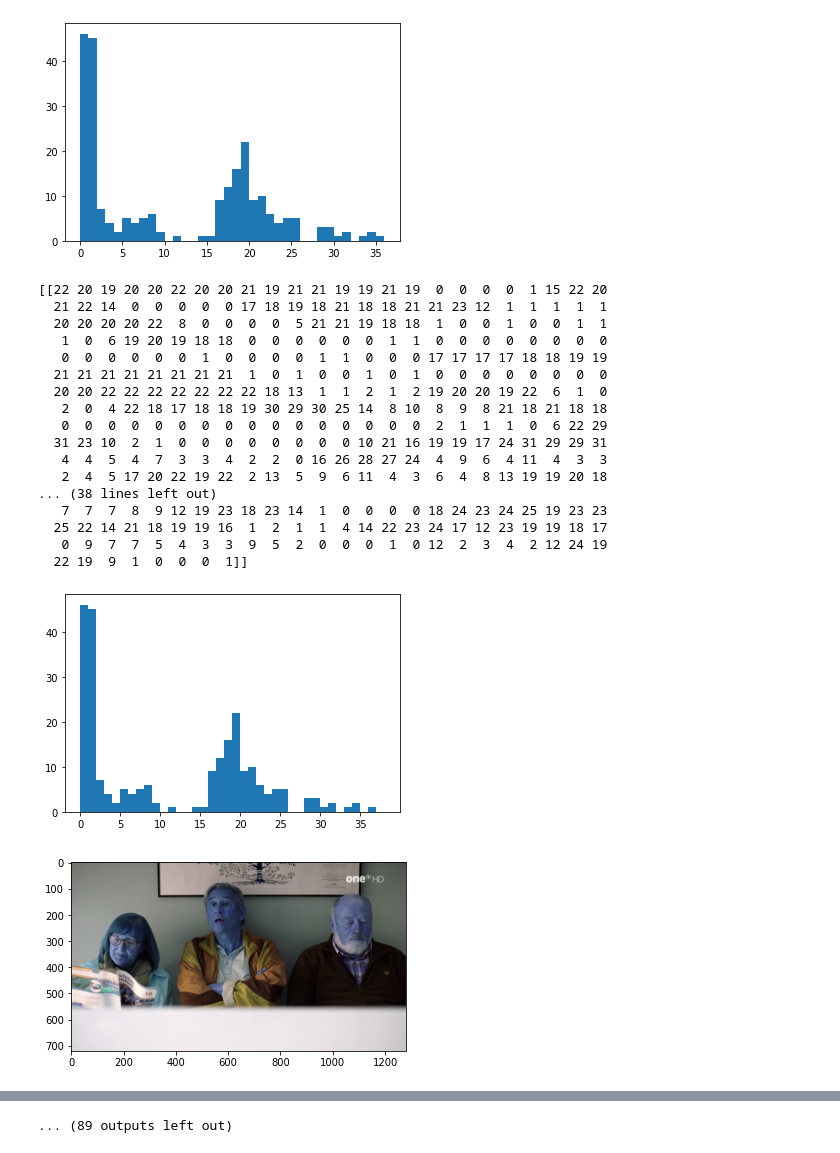
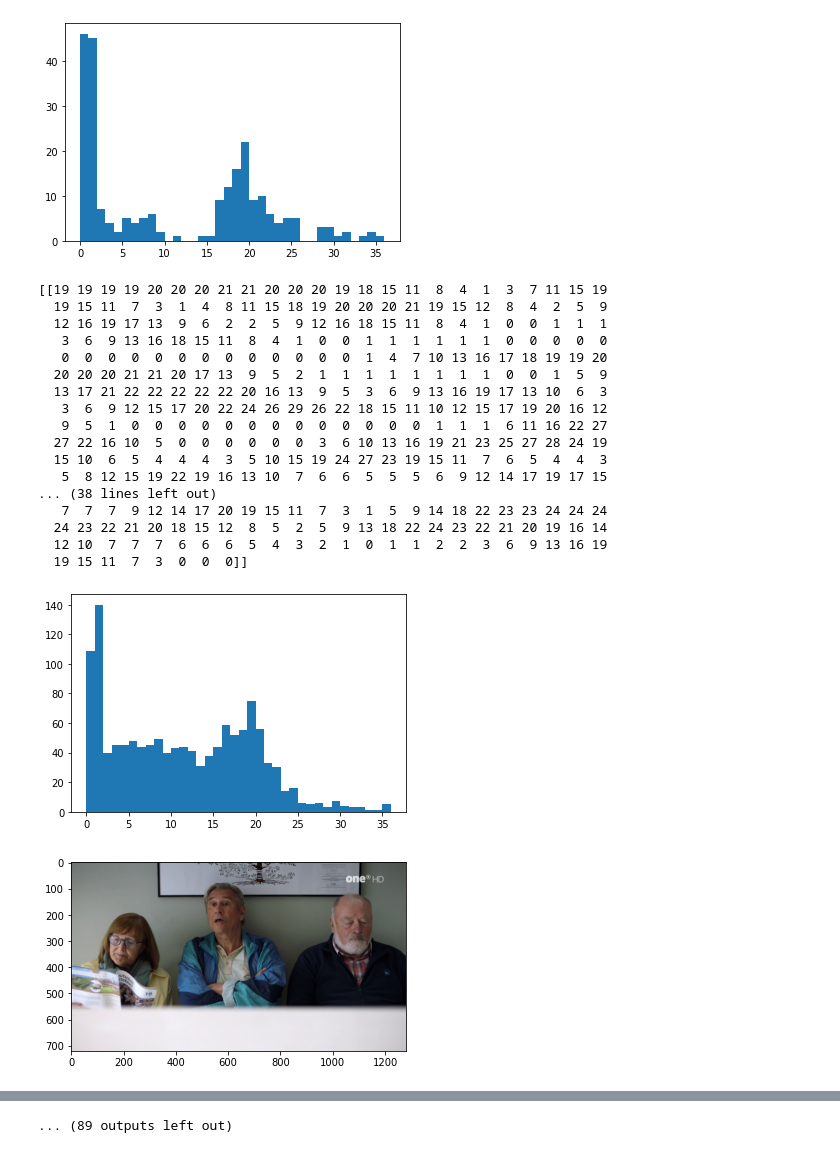
Before and after one commit to adb2-watermark-reader/adb2-watermark-reader, a Jupyter notebook: watermark-decoder-first-try.ipynb, the cells around one changed output, grey strips where cells are left out. Saved outputs shown, nothing was run; the diff lists cells and outputs as text; code cells hidden in the pictures.

```diff
--- a/watermark-decoder-first-try.ipynb
+++ b/watermark-decoder-first-try.ipynb
@@ -5,7 +5,7 @@ import matplotlib.pyplot as plt
 # %%
 def show_bins(data):
     bins = np.arange(data.min(), data.max() + 1, 1)
-    plt.hist(resized[0, :], bins=bins)
+    plt.hist(data[0, :], bins=bins)
     plt.show()
 # %%
     width = 1280
@@ -21,7 +21,7 @@ def show_bins(data):
             first_row_luma = cv.cvtColor(frame, cv.COLOR_BGR2YCR_CB)[0, :, 0][None]
             # 30 bytes of data
             resized = cv.resize(first_row_luma, (30 * 8, 1))
-            resized_back_orig = cv.resize(first_row_luma, (width, 1))
+            resized_back_orig = cv.resize(resized, (width, 1))
 
             np.set_printoptions(threshold=np.inf)
             print(first_row_luma)
@@ -37,7 +37,7 @@ def show_bins(data):
             imshow_resized_luma = np.repeat(resized, height, axis=0)
             imshow_resized_back_luma = np.repeat(resized_back_orig, height, axis=0)
 
-            plt.imshow(frame)
+            plt.imshow(cv.cvtColor(frame, cv.COLOR_BGR2RGB))
             plt.show()
 
             plt.imshow(imshow_luma)
@@ -47,7 +47,7 @@ def show_bins(data):
             plt.imshow(imshow_resized_back_luma)
             plt.show()
 
-            print("##############################################")
+            print("#" * 100)
 # %% [output]
 [[22 20 19 20 20 22 20 20 21 19 21 21 19 19 21 19  0  0  0  0  1 15 22 20
   21 22 14  0  0  0  0  0 17 18 19 18 21 18 18 21 21 23 12  1  1  1  1  1
@@ -70,32 +70,32 @@ def show_bins(data):
 [[19 21 19  0 21  0 19 21  1 20  0 19  0  1 19  0  1  0  0  0  0 17 20 21
    1  1  0 22 22  2 20  1 17 29  9 21  0  0  0  1 30  0  0 18 29  5  3 28
    6  3 22  6  5 19  8  8 33  6 34  9 11  7  5 20  1 29  7  1 31 28 34 36
    8 31  8  8 28  1 25  5 16 16  1 16 17 16  0 17  0  0 16  1 16  1 16  0
    0 17  1  0  1  1 17 18 16  0  1 24  0 18  1 19  1 25  0  2 18 18  2 23
    0 18  0 22 19 18 20 17 17  0 20 17  1  1  1  2  2 18  1  1  0 23 22  0
    0 19  0  0  1  0 24  0 25  0  2 23 18  1 17  0  1 17  1  1 18 19 18  0
   19  0  1 18 19  1  0  1 18  1 19 19  0  0  1  1 19  1  0 21  1  1 19 20
    1  0 19 18  1 17 18 22 19 19 20 21 21 20  1  1 15 18 16  2 14  3 25 19
   24  5 25  7  1  1  4  4  8  7 21  0 23 24 19  1 24 19  7  6  0  3 21  0]]
 [figure]
-[[22 20 19 20 20 22 20 20 21 19 21 21 19 19 21 19  0  0  0  0  1 15 22 20
-  21 22 14  0  0  0  0  0 17 18 19 18 21 18 18 21 21 23 12  1  1  1  1  1
-  20 20 20 20 22  8  0  0  0  0  5 21 21 19 18 18  1  0  0  1  0  0  1  1
-   1  0  6 19 20 19 18 18  0  0  0  0  0  0  1  1  0  0  0  0  0  0  0  0
-   0  0  0  0  0  0  1  0  0  0  0  1  1  0  0  0 17 17 17 17 18 18 19 19
-  21 21 21 21 21 21 21 21  1  0  1  0  0  1  0  1  0  0  0  0  0  0  0  0
-  20 20 22 22 22 22 22 22 22 18 13  1  1  2  1  2 19 20 20 19 22  6  1  0
-   2  0  4 22 18 17 18 18 19 30 29 30 25 14  8 10  8  9  8 21 18 21 18 18
-   0  0  0  0  0  0  0  0  0  0  0  0  0  0  0  0  2  1  1  1  0  6 22 29
-  31 23 10  2  1  0  0  0  0  0  0  0  0 10 21 16 19 19 17 24 31 29 29 31
-   4  4  5  4  7  3  3  4  2  2  0 16 26 28 27 24  4  9  6  4 11  4  3  3
-   2  4  5 17 20 22 19 22  2 13  5  9  6 11  4  3  6  4  8 13 19 19 20 18
+[[19 19 19 19 20 20 20 21 21 20 20 20 19 18 15 11  8  4  1  3  7 11 15 19
+  19 15 11  7  3  1  4  8 11 15 18 19 20 20 20 21 19 15 12  8  4  2  5  9
+  12 16 19 17 13  9  6  2  2  5  9 12 16 18 15 11  8  4  1  0  0  1  1  1
+   3  6  9 13 16 18 15 11  8  4  1  0  0  1  1  1  1  1  1  0  0  0  0  0
+   0  0  0  0  0  0  0  0  0  0  0  0  0  1  4  7 10 13 16 17 18 19 19 20
+  20 20 20 21 21 20 17 13  9  5  2  1  1  1  1  1  1  1  1  0  0  1  5  9
+  13 17 21 22 22 22 22 22 20 16 13  9  5  3  6  9 13 16 19 17 13 10  6  3
+   3  6  9 12 15 17 20 22 24 26 29 26 22 18 15 11 10 12 15 17 19 20 16 12
+   9  5  1  0  0  0  0  0  0  0  0  0  0  0  0  0  1  1  1  6 11 16 22 27
+  27 22 16 10  5  0  0  0  0  0  0  3  6 10 13 16 19 21 23 25 27 28 24 19
+  15 10  6  5  4  4  4  3  5 10 15 19 24 27 23 19 15 11  7  6  5  4  4  3
+   5  8 12 15 19 22 19 16 13 10  7  6  6  5  5  5  6  9 12 14 17 19 17 15
 ... (38 lines left out)
-   7  7  7  8  9 12 19 23 18 23 14  1  0  0  0  0 18 24 23 24 25 19 23 23
-  25 22 14 21 18 19 19 16  1  2  1  1  4 14 22 23 24 17 12 23 19 19 18 17
-   0  9  7  7  5  4  3  3  9  5  2  0  0  0  1  0 12  2  3  4  2 12 24 19
-  22 19  9  1  0  0  0  1]]
+   7  7  7  9 12 14 17 20 19 15 11  7  3  1  5  9 14 18 22 23 23 24 24 24
+  24 23 22 21 20 18 15 12  8  5  2  5  9 13 18 22 24 23 22 21 20 19 16 14
+  12 10  7  7  7  6  6  6  5  4  3  2  1  0  1  1  2  2  3  6  9 13 16 19
+  19 15 11  7  3  0  0  0]]
-[figure, old version]
+[figure, new version]
-[figure, old version]
+[figure, new version]
 [figure]
 [figure]
```
Also changed, not shown: parts of 1 cell of this notebook.
